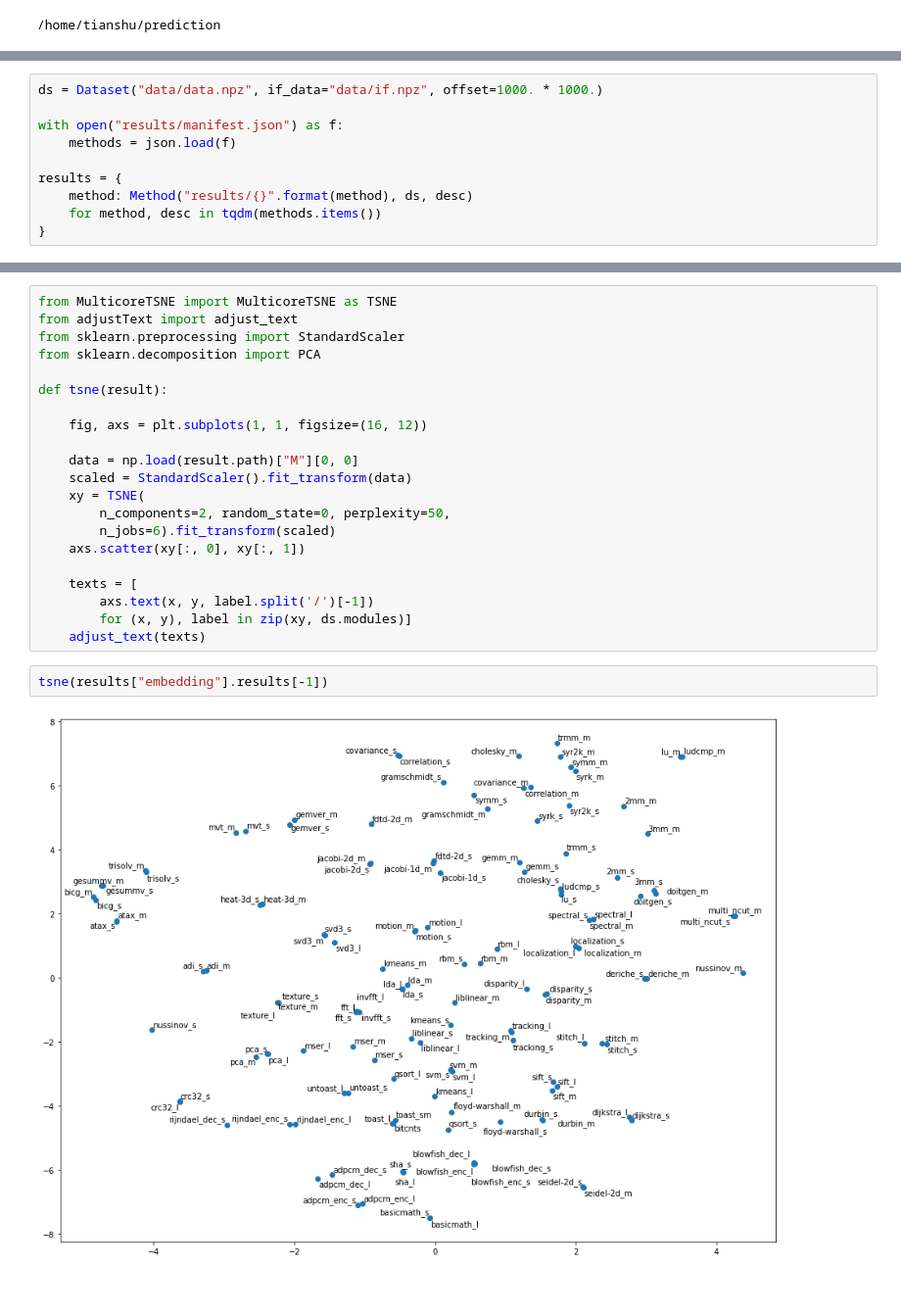
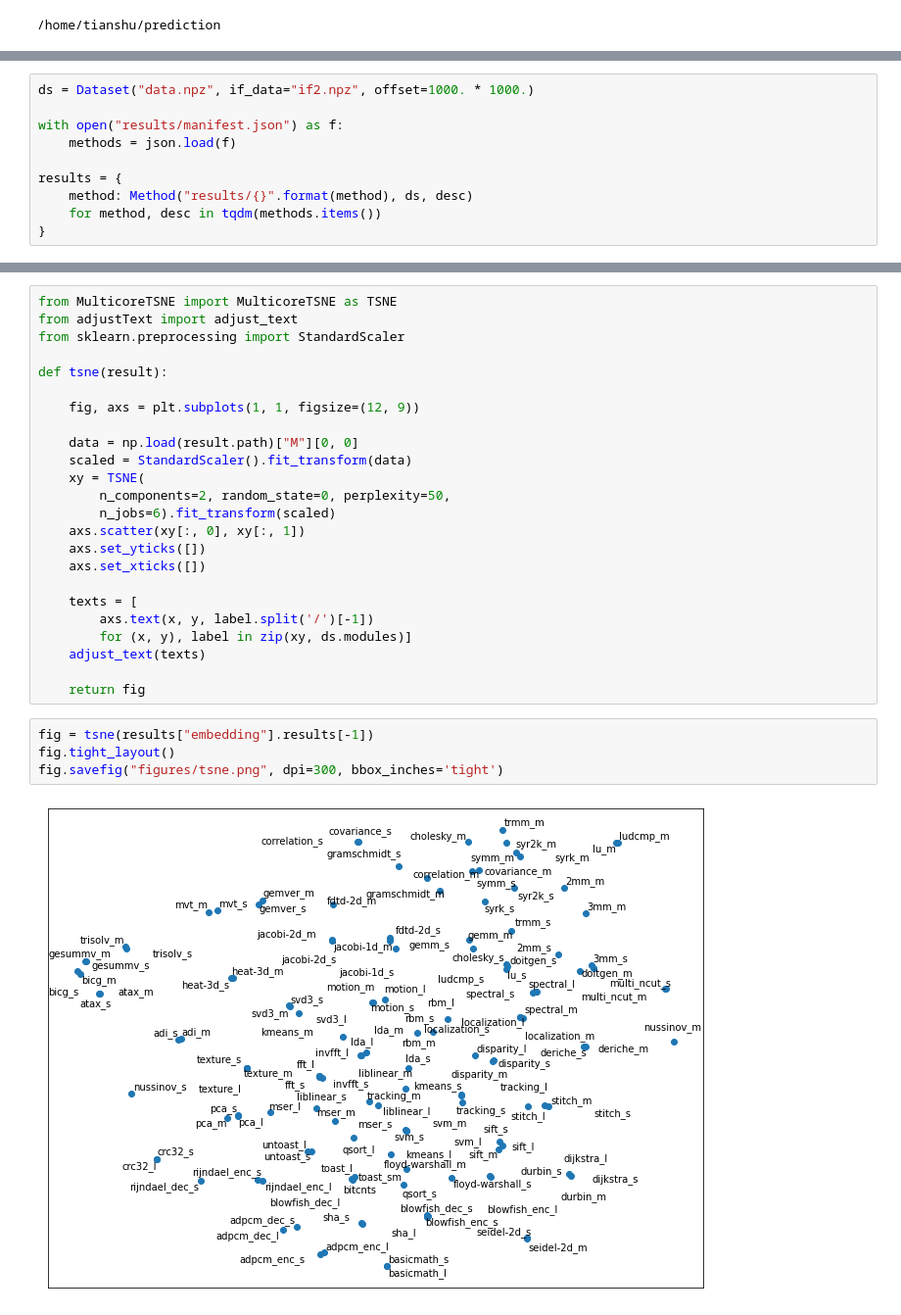
Before and after one commit to WiseLabCMU/pitot, a Jupyter notebook: notebooks/tsne.ipynb, the cells around one changed output, grey strips where cells are left out. Shown at 98% size. Drawn from its saved outputs; the diff is of its cells as text; blank space fills up the shorter version.

Commit message:
Plotting tweaks + ready for 3-way interference

```diff
--- a/notebooks/tsne.ipynb
+++ b/notebooks/tsne.ipynb
@@ -12,7 +10,7 @@ from tqdm.notebook import tqdm
 
 from forecast import Dataset, Method
 # %%
-ds = Dataset("data/data.npz", if_data="data/if.npz", offset=1000. * 1000.)
+ds = Dataset("data.npz", if_data="if2.npz", offset=1000. * 1000.)
 
 with open("results/manifest.json") as f:
     methods = json.load(f)
@@ -27,11 +23,10 @@ WARNING:absl:No GPU/TPU found, falling back to CPU. (Set TF_CPP_MIN_LOG_LEVEL=0
 from MulticoreTSNE import MulticoreTSNE as TSNE
 from adjustText import adjust_text
 from sklearn.preprocessing import StandardScaler
-from sklearn.decomposition import PCA
 
 def tsne(result):
 
-    fig, axs = plt.subplots(1, 1, figsize=(16, 12))
+    fig, axs = plt.subplots(1, 1, figsize=(12, 9))
 
     data = np.load(result.path)["M"][0, 0]
     scaled = StandardScaler().fit_transform(data)
@@ -39,12 +34,18 @@ def tsne(result):
         n_components=2, random_state=0, perplexity=50,
         n_jobs=6).fit_transform(scaled)
     axs.scatter(xy[:, 0], xy[:, 1])
+    axs.set_yticks([])
+    axs.set_xticks([])
 
     texts = [
         axs.text(x, y, label.split('/')[-1])
         for (x, y), label in zip(xy, ds.modules)]
     adjust_text(texts)
+
+    return fig
 # %%
-tsne(results["embedding"].results[-1])
+fig = tsne(results["embedding"].results[-1])
+fig.tight_layout()
+fig.savefig("figures/tsne.png", dpi=300, bbox_inches='tight')
 # %% [output]
-[figure, old version]
+[figure, new version]
```
Also changed, not shown: parts of 3 cells of this notebook, 13 other files.
